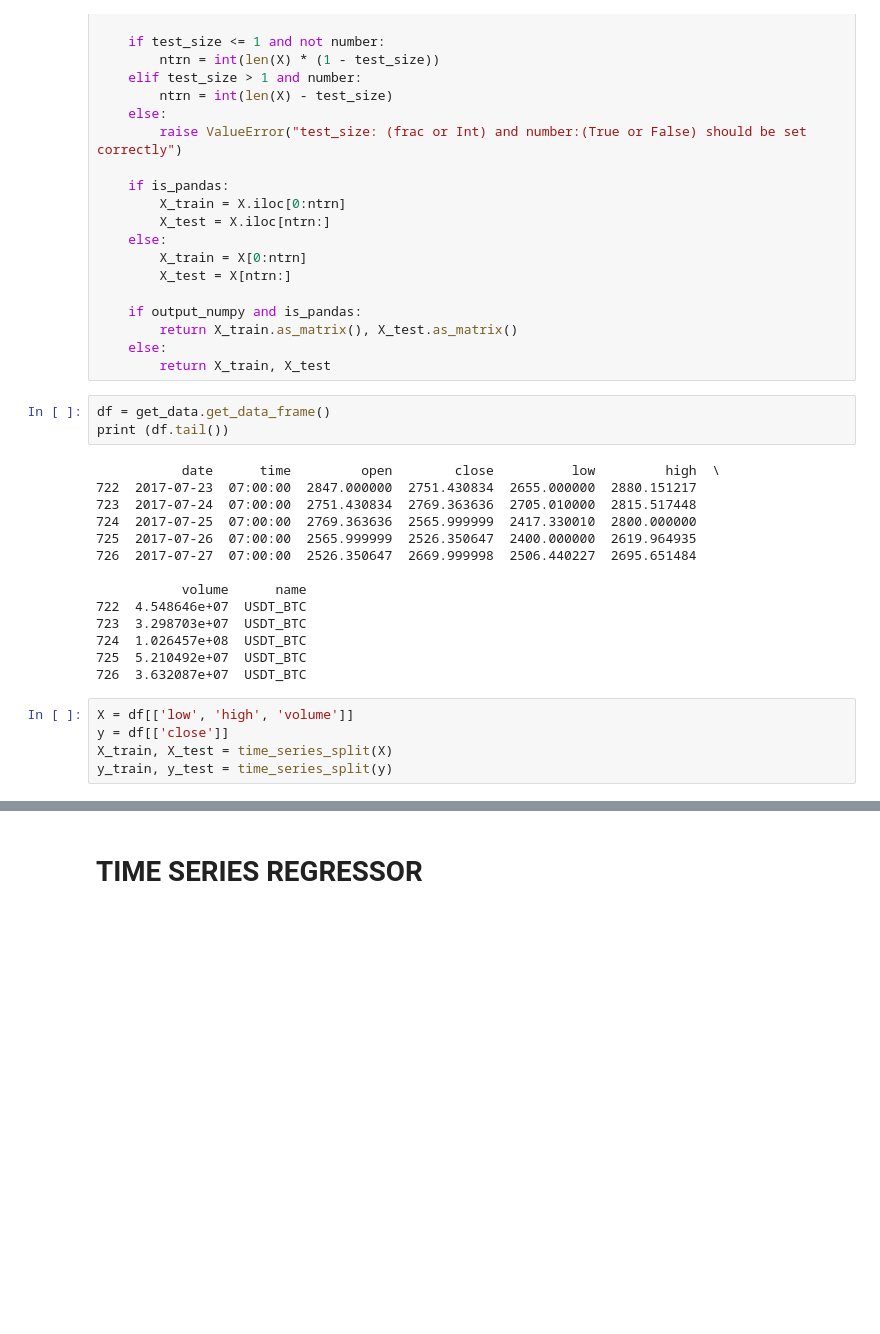
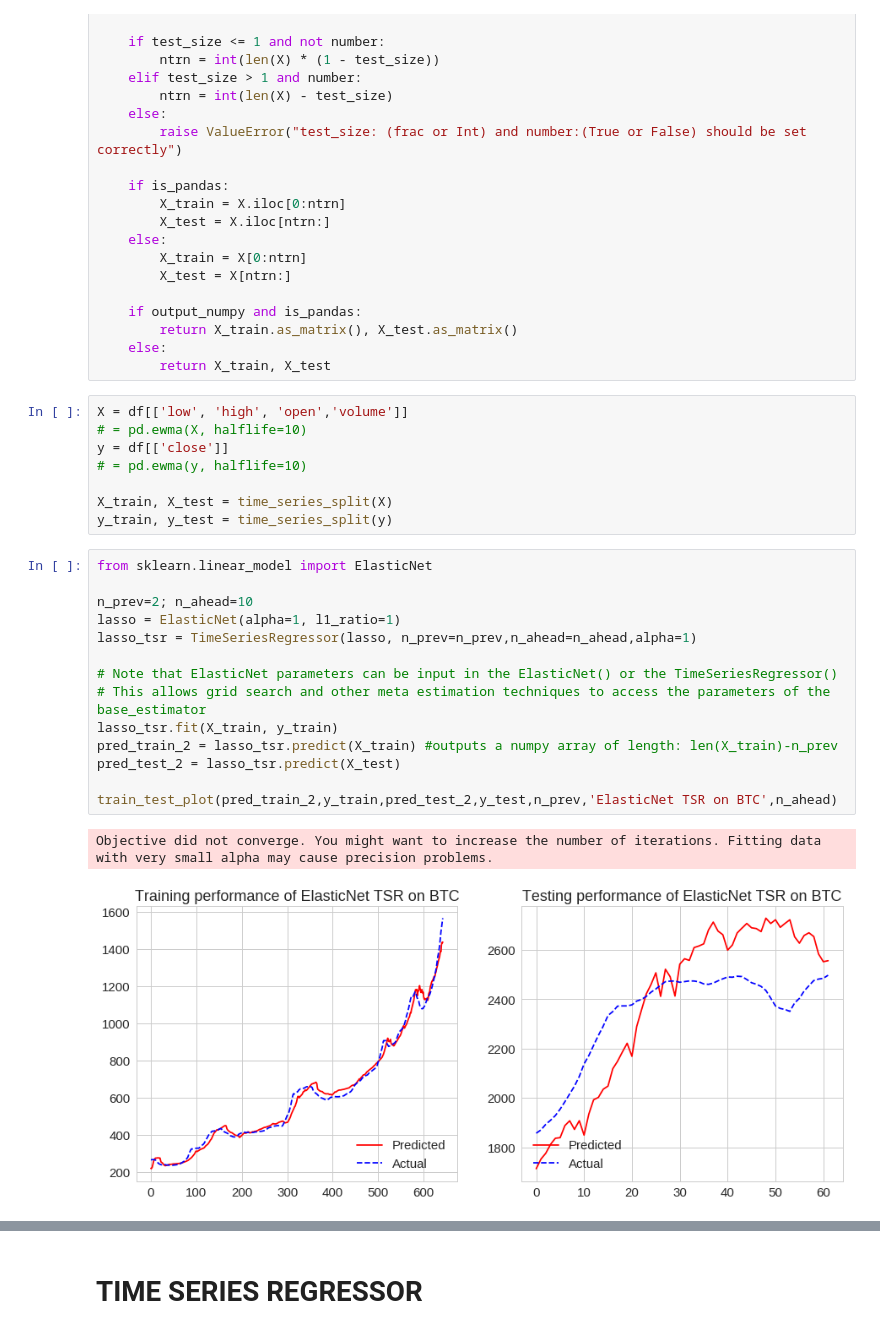
Before and after one commit to Anotherother/pricePrediction, a Jupyter notebook: DevelopingModels/TS Estimator.ipynb, the cells around one changed output, grey strips where cells are left out. Saved outputs shown, nothing was run; the diff lists cells and outputs as text; blank space fills up the shorter version.

```diff
--- a/DevelopingModels/TS Estimator.ipynb
+++ b/DevelopingModels/TS Estimator.ipynb
@@ -61,25 +61,28 @@ def time_series_split(X, test_size=.1, number=False, output_numpy=True):
         return X_train.as_matrix(), X_test.as_matrix()
     else:
         return X_train, X_test
-# %%
-df = get_data.get_data_frame()
-print (df.tail())
-# %% [output]
-           date      time         open        close          low         high  \
-722  2017-07-23  07:00:00  2847.000000  2751.430834  2655.000000  2880.151217
-723  2017-07-24  07:00:00  2751.430834  2769.363636  2705.010000  2815.517448
-724  2017-07-25  07:00:00  2769.363636  2565.999999  2417.330010  2800.000000
-725  2017-07-26  07:00:00  2565.999999  2526.350647  2400.000000  2619.964935
-726  2017-07-27  07:00:00  2526.350647  2669.999998  2506.440227  2695.651484
-
-           volume      name
-722  4.548646e+07  USDT_BTC
-723  3.298703e+07  USDT_BTC
-724  1.026457e+08  USDT_BTC
-725  5.210492e+07  USDT_BTC
-726  3.632087e+07  USDT_BTC
 # %%
-X = df[['low', 'high', 'volume']]
+X = df[['low', 'high', 'open','volume']]
+# = pd.ewma(X, halflife=10)
 y = df[['close']]
+# = pd.ewma(y, halflife=10)
+
 X_train, X_test = time_series_split(X)
 y_train, y_test = time_series_split(y)
+# %%
+from sklearn.linear_model import ElasticNet
+
+n_prev=2; n_ahead=10
+lasso = ElasticNet(alpha=1, l1_ratio=1)
+lasso_tsr = TimeSeriesRegressor(lasso, n_prev=n_prev,n_ahead=n_ahead,alpha=1)
+
+# Note that ElasticNet parameters can be input in the ElasticNet() or the TimeSeriesRegressor()
+# This allows grid search and other meta estimation techniques to access the parameters of the base_estimator
+lasso_tsr.fit(X_train, y_train)
+pred_train_2 = lasso_tsr.predict(X_train) #outputs a numpy array of length: len(X_train)-n_prev
+pred_test_2 = lasso_tsr.predict(X_test)
+
+train_test_plot(pred_train_2,y_train,pred_test_2,y_test,n_prev,'ElasticNet TSR on BTC',n_ahead)
+# %% [output]
+Objective did not converge. You might want to increase the number of iterations. Fitting data with very small alpha may cause precision problems.
+[figure, added]
```
Also changed, not shown: parts of 11 cells of this notebook, 20 other files.
